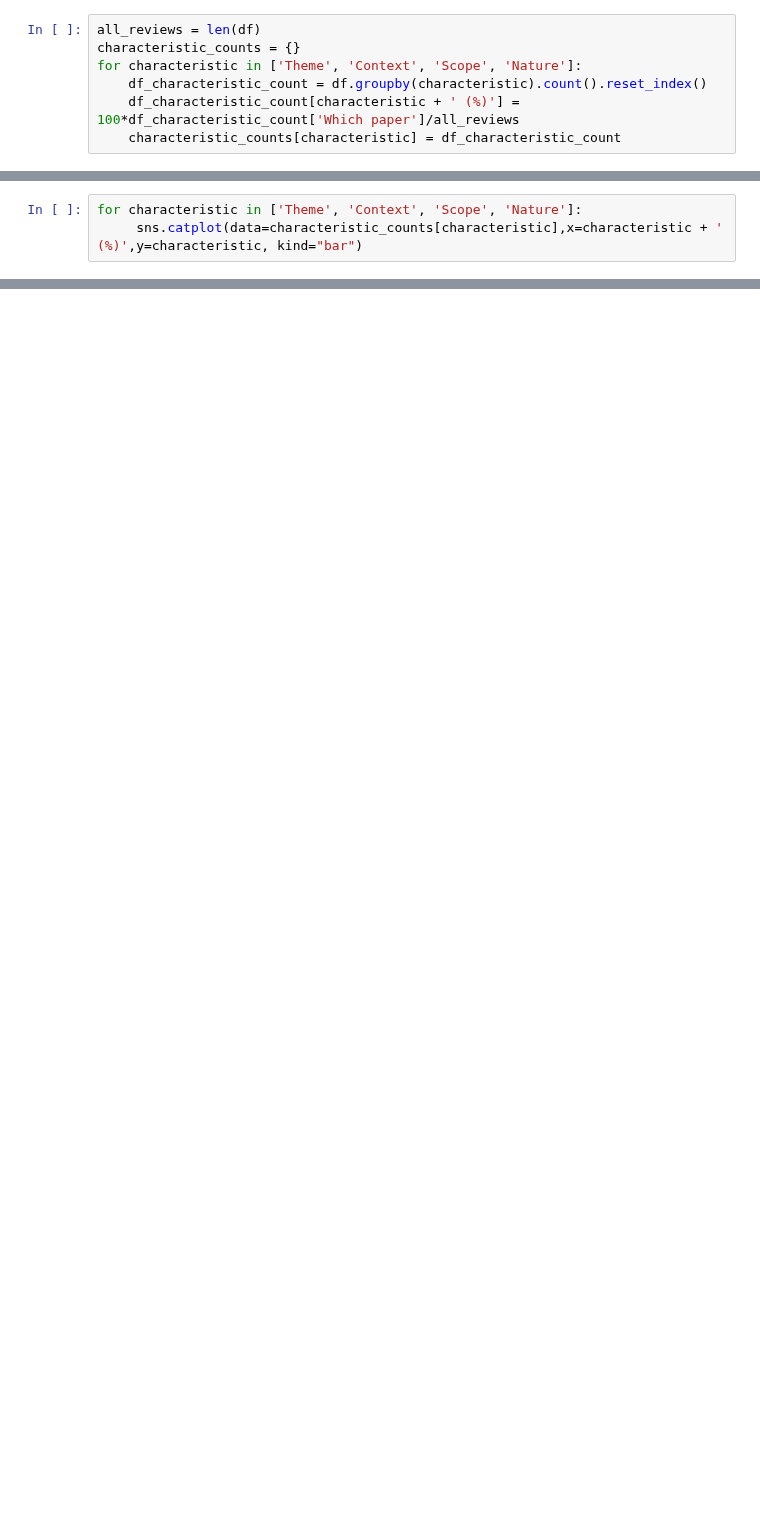
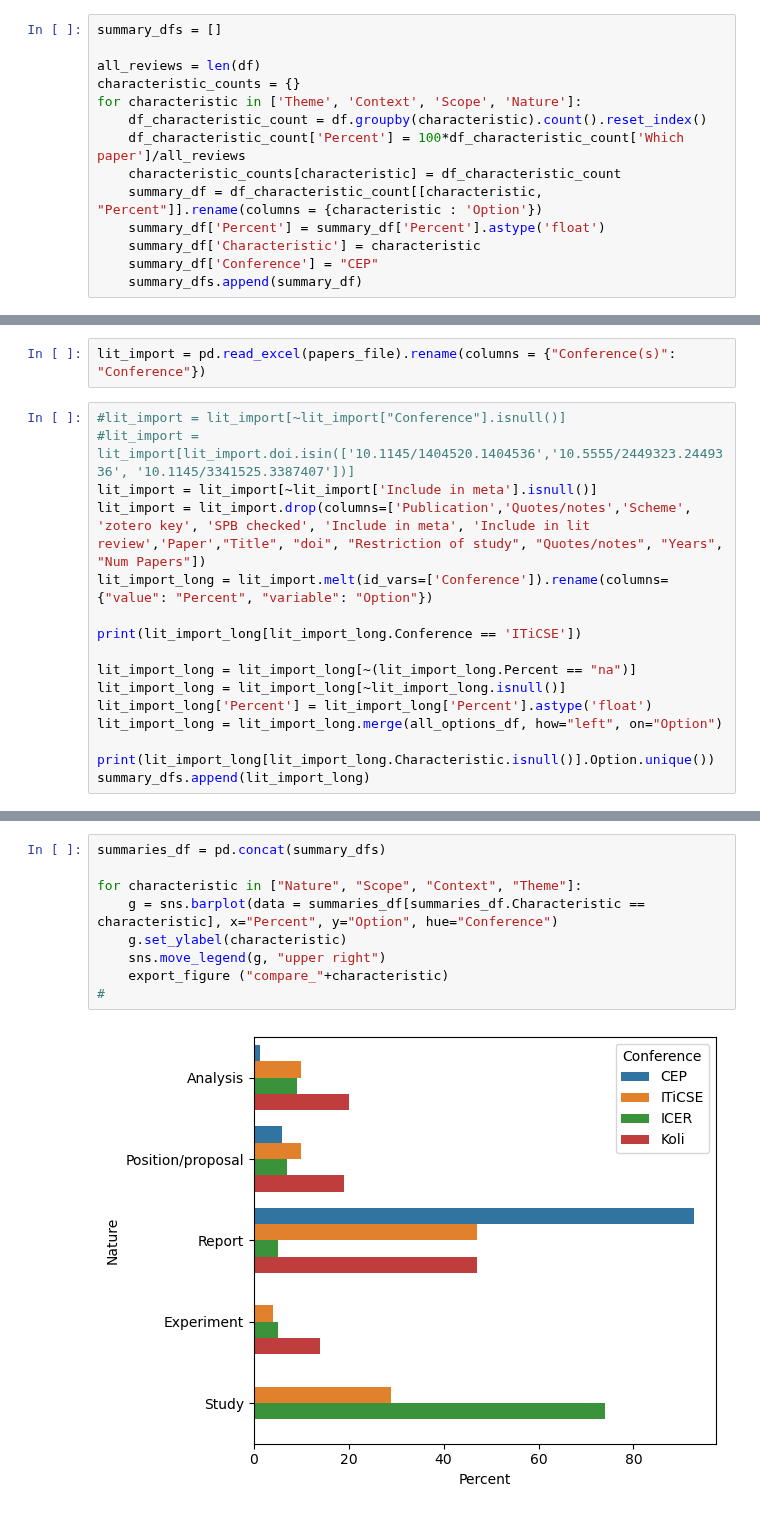
Before and after one commit to stevenaeola/CEP_Retro, a Jupyter notebook: Revised paper classifications.ipynb, the cells around one changed output, grey strips where cells are left out. Cells and saved outputs as stored; diff of their text form; blank space fills up the shorter version.

Commit message:
Combined reviews, generated graphs and tables

```diff
--- a/Revised paper classifications.ipynb
+++ b/Revised paper classifications.ipynb
@@ -172,7 +161,14 @@ df[df.Theme=="inclusion"]
 # %%
+summary_dfs = []
+
 all_reviews = len(df)
 characteristic_counts = {}
 for characteristic in ['Theme', 'Context', 'Scope', 'Nature']:
     df_characteristic_count = df.groupby(characteristic).count().reset_index()
-    df_characteristic_count[characteristic + ' (%)'] = 100*df_characteristic_count['Which paper']/all_reviews
+    df_characteristic_count['Percent'] = 100*df_characteristic_count['Which paper']/all_reviews
     characteristic_counts[characteristic] = df_characteristic_count
+    summary_df = df_characteristic_count[[characteristic, "Percent"]].rename(columns = {characteristic : 'Option'})
+    summary_df['Percent'] = summary_df['Percent'].astype('float')
+    summary_df['Characteristic'] = characteristic
+    summary_df['Conference'] = "CEP"
+    summary_dfs.append(summary_df)
@@ -186,3 +174,0 @@ sns.countplot(
-# %%
-for characteristic in ['Theme', 'Context', 'Scope', 'Nature']:
-     sns.catplot(data=characteristic_counts[characteristic],x=characteristic + ' (%)',y=characteristic, kind="bar")
@@ -193,0 +175,18 @@ for characteristic in ['Theme', 'Context', 'Scope', 'Nature']:
+# %%
+lit_import = pd.read_excel(papers_file).rename(columns = {"Conference(s)": "Conference"})
+# %%
+#lit_import = lit_import[~lit_import["Conference"].isnull()]
+#lit_import = lit_import[lit_import.doi.isin(['10.1145/1404520.1404536','10.5555/2449323.2449336', '10.1145/3341525.3387407'])]
+lit_import = lit_import[~lit_import['Include in meta'].isnull()]
+lit_import = lit_import.drop(columns=['Publication','Quotes/notes','Scheme', 'zotero key', 'SPB checked', 'Include in meta', 'Include in lit review','Paper',"Title", "doi", "Restriction of study", "Quotes/notes", "Years", "Num Papers"])
+lit_import_long = lit_import.melt(id_vars=['Conference']).rename(columns={"value": "Percent", "variable": "Option"})
+
+print(lit_import_long[lit_import_long.Conference == 'ITiCSE'])
+
+lit_import_long = lit_import_long[~(lit_import_long.Percent == "na")]
+lit_import_long = lit_import_long[~lit_import_long.isnull()]
+lit_import_long['Percent'] = lit_import_long['Percent'].astype('float')
+lit_import_long = lit_import_long.merge(all_options_df, how="left", on="Option")
+
+print(lit_import_long[lit_import_long.Characteristic.isnull()].Option.unique())
+summary_dfs.append(lit_import_long)
@@ -193,0 +211,11 @@ for characteristic in ['Theme', 'Context', 'Scope', 'Nature']:
+# %%
+summaries_df = pd.concat(summary_dfs)
+
+for characteristic in ["Nature", "Scope", "Context", "Theme"]:
+    g = sns.barplot(data = summaries_df[summaries_df.Characteristic == characteristic], x="Percent", y="Option", hue="Conference")
+    g.set_ylabel(characteristic)
+    sns.move_legend(g, "upper right")
+    export_figure ("compare_"+characteristic)
+#
+# %% [output]
+[figure, added]
```
Also changed, not shown: parts of 14 cells of this notebook, 4 other files.
